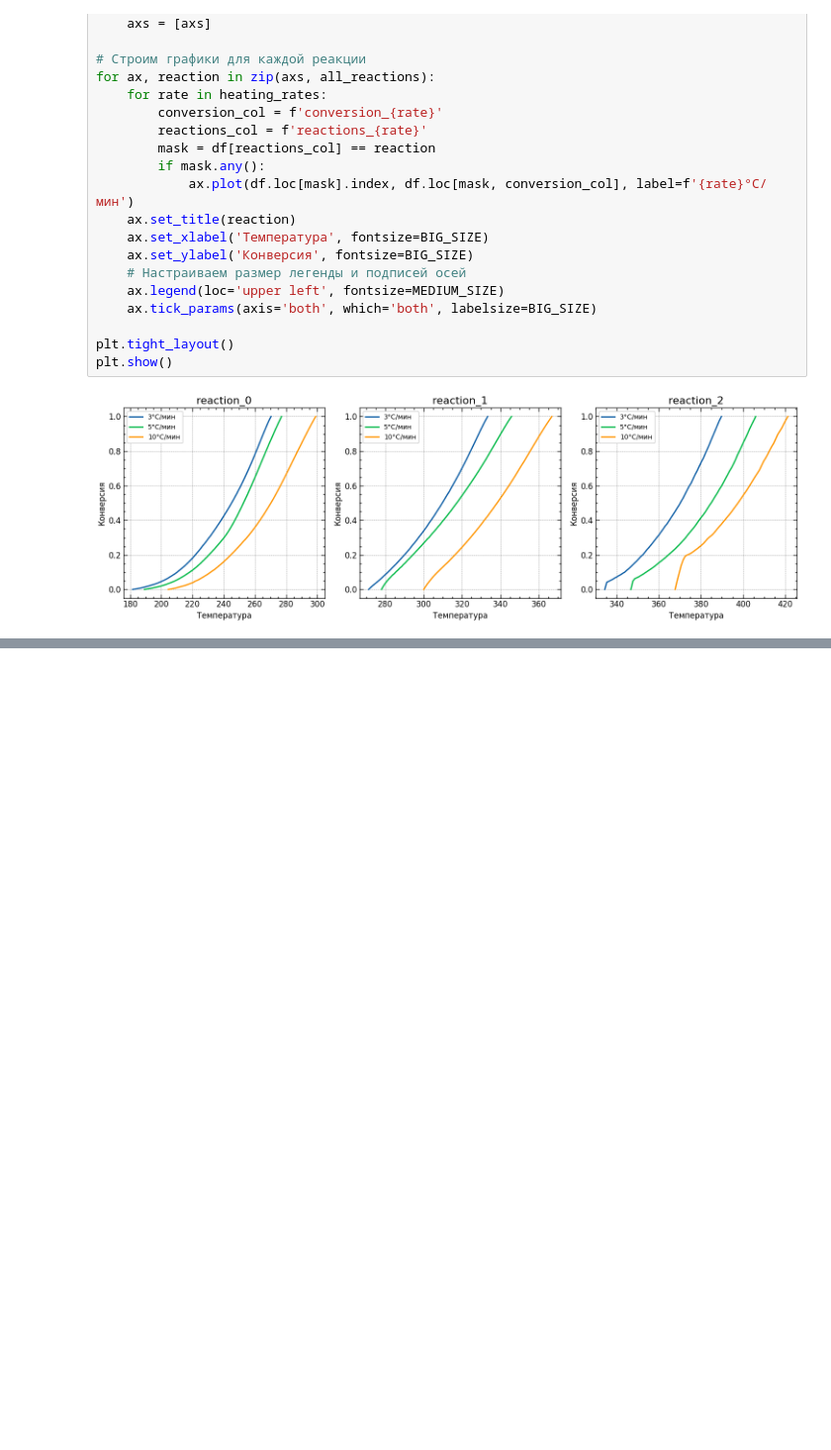
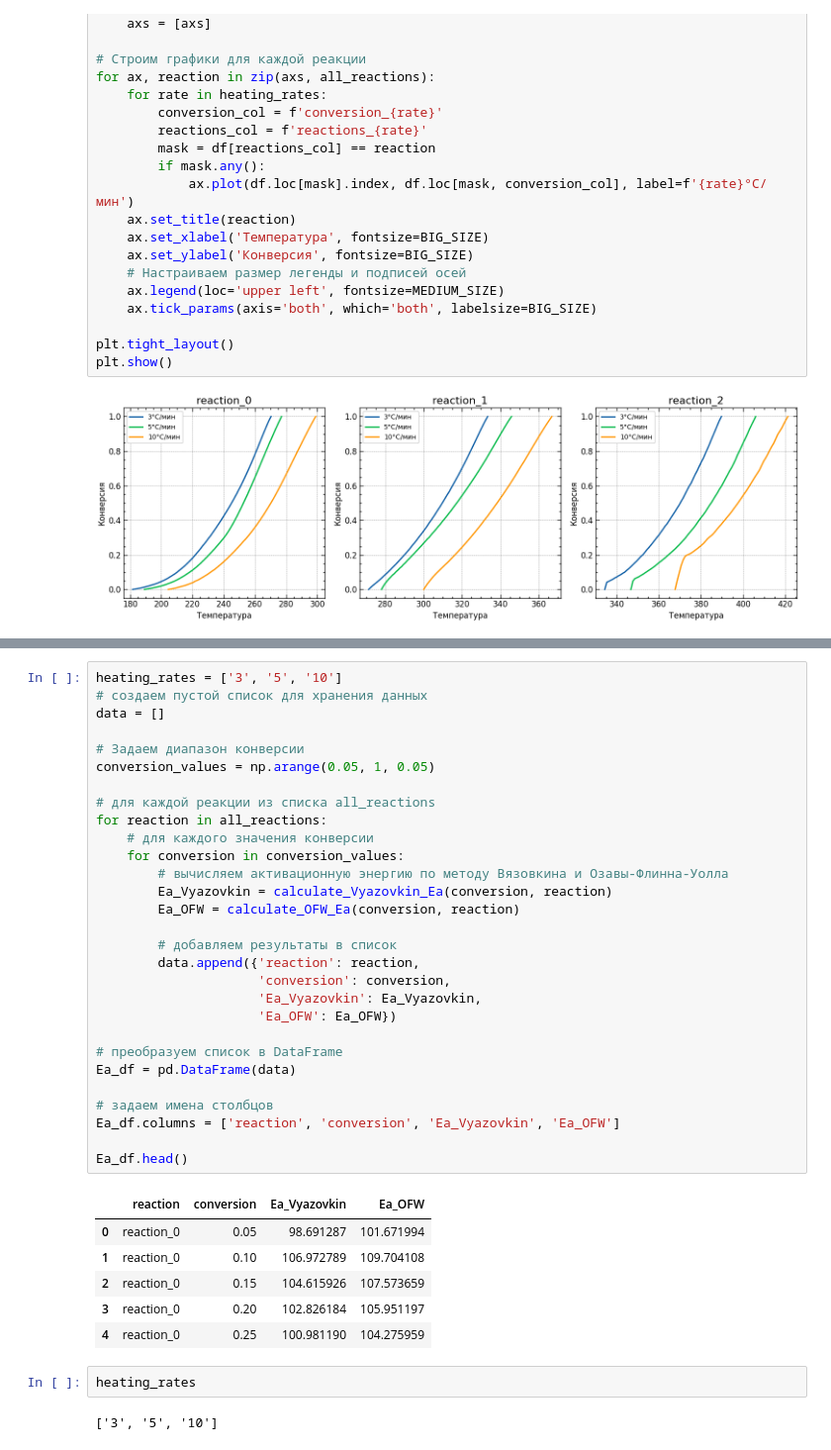
Before and after one commit to kdavjd/isoconversion_study_of_reaction_kinetics, a Jupyter notebook: isoconversion.ipynb, the cells around one changed output, grey strips where cells are left out. Shown at 99% size. Cells and saved outputs as stored; diff of their text form; blank space fills up the shorter version.

```diff
--- a/isoconversion.ipynb
+++ b/isoconversion.ipynb
@@ -318,0 +340,40 @@ plt.show()
+# %%
+heating_rates = ['3', '5', '10']
+# создаем пустой список для хранения данных
+data = []
+
+# Задаем диапазон конверсии
+conversion_values = np.arange(0.05, 1, 0.05)
+
+# для каждой реакции из списка all_reactions
+for reaction in all_reactions:
+    # для каждого значения конверсии
+    for conversion in conversion_values:
+        # вычисляем активационную энергию по методу Вязовкина и Озавы-Флинна-Уолла
+        Ea_Vyazovkin = calculate_Vyazovkin_Ea(conversion, reaction)
+        Ea_OFW = calculate_OFW_Ea(conversion, reaction)
+
+        # добавляем результаты в список
+        data.append({'reaction': reaction,
+                     'conversion': conversion,
+                     'Ea_Vyazovkin': Ea_Vyazovkin,
+                     'Ea_OFW': Ea_OFW})
+
+# преобразуем список в DataFrame
+Ea_df = pd.DataFrame(data)
+
+# задаем имена столбцов
+Ea_df.columns = ['reaction', 'conversion', 'Ea_Vyazovkin', 'Ea_OFW']
+
+Ea_df.head()
+# %% [output]
+|  | reaction | conversion | Ea_Vyazovkin | Ea_OFW |
+| 0 | reaction_0 | 0.05 | 98.691287 | 101.671994 |
+| 1 | reaction_0 | 0.10 | 106.972789 | 109.704108 |
+| 2 | reaction_0 | 0.15 | 104.615926 | 107.573659 |
+| 3 | reaction_0 | 0.20 | 102.826184 | 105.951197 |
+| 4 | reaction_0 | 0.25 | 100.981190 | 104.275959 |
+# %%
+heating_rates
+# %% [output]
+['3', '5', '10']
```
Also changed, not shown: parts of 13 cells of this notebook, 2 other files.
